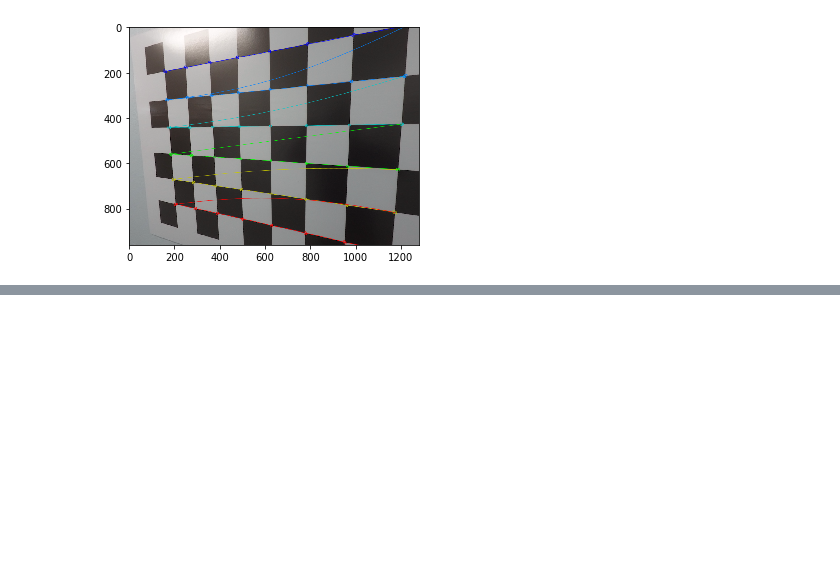
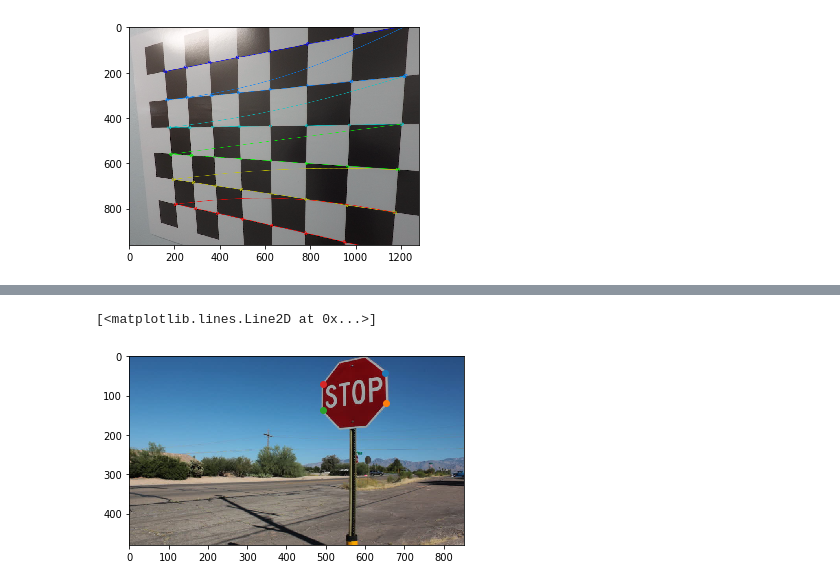
Before and after one commit to MasanaoMatsuda/tr-self-driving-cars, a Jupyter notebook: L6_CameraCalibration.ipynb, the cells around one changed output, grey strips where cells are left out. Drawn from its saved outputs; the diff is of its cells as text; code cells hidden in the pictures; blank space fills up the shorter version.

```diff
--- a/L6_CameraCalibration.ipynb
+++ b/L6_CameraCalibration.ipynb
@@ -171,0 +200,13 @@ plt.imshow(undistorted)
+# %%
+%matplotlib inline
+img = mpimg.imread('./images/stopsign.jpg')
+plt.imshow(img)
+
+corners = [(652, 43), (), (492, 137), (493, 71)]
+plt.plot(652, 43, 'o') # top-rght
+plt.plot(653, 118, 'o')# bottom-right
+plt.plot(492, 137, 'o')# bottom-left
+plt.plot(493, 71, 'o') # top-left
+# %% [output]
+[<matplotlib.lines.Line2D at 0x...>]
+[figure, added]
```
Also changed, not shown: parts of 10 cells of this notebook, 9 other files.
